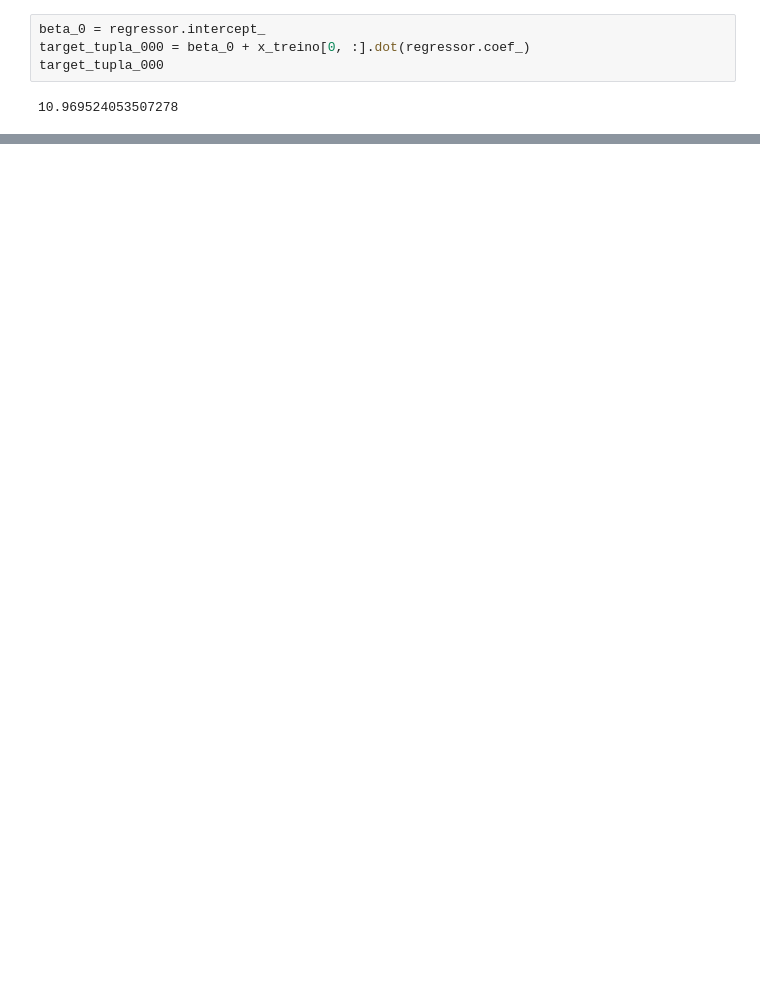
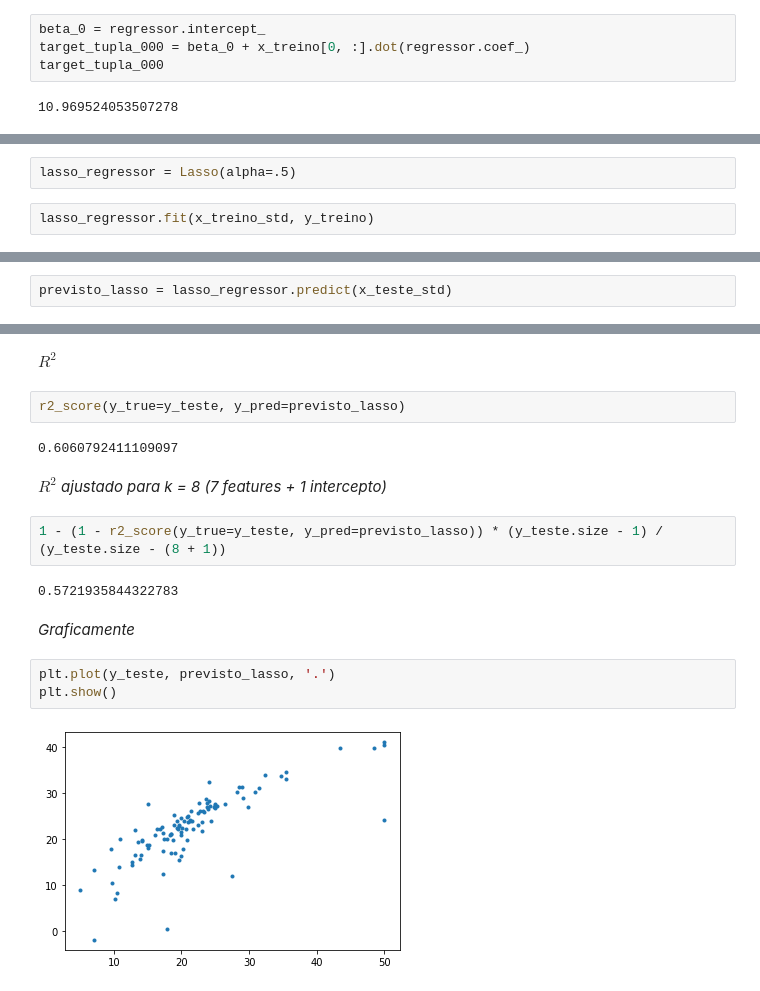
Before and after one commit to mikaelcordeiro/semanas, a Jupyter notebook: semana8/semana_8_teoria.ipynb, the cells around one changed output, grey strips where cells are left out. Saved outputs shown, nothing was run; the diff lists cells and outputs as text; blank space fills up the shorter version.

```diff
--- a/semana8/semana_8_teoria.ipynb
+++ b/semana8/semana_8_teoria.ipynb
@@ -236,0 +358,4 @@ target_tupla_000
+# %%
+lasso_regressor = Lasso(alpha=.5)
+# %%
+lasso_regressor.fit(x_treino_std, y_treino)
@@ -236,0 +378,2 @@ target_tupla_000
+# %%
+previsto_lasso = lasso_regressor.predict(x_teste_std)
@@ -236,0 +394,19 @@ target_tupla_000
+# %% [markdown]
+*$R^2$*
+# %%
+r2_score(y_true=y_teste, y_pred=previsto_lasso)
+# %% [output]
+0.6060792411109097
+# %% [markdown]
+*$R^2$ ajustado para k = 8 (7 features + 1 intercepto)*
+# %%
+1 - (1 - r2_score(y_true=y_teste, y_pred=previsto_lasso)) * (y_teste.size - 1) / (y_teste.size - (8 + 1))
+# %% [output]
+0.5721935844322783
+# %% [markdown]
+*Graficamente*
+# %%
+plt.plot(y_teste, previsto_lasso, '.')
+plt.show()
+# %% [output]
+[figure, added]
```
Also changed, not shown: parts of 42 cells of this notebook.
